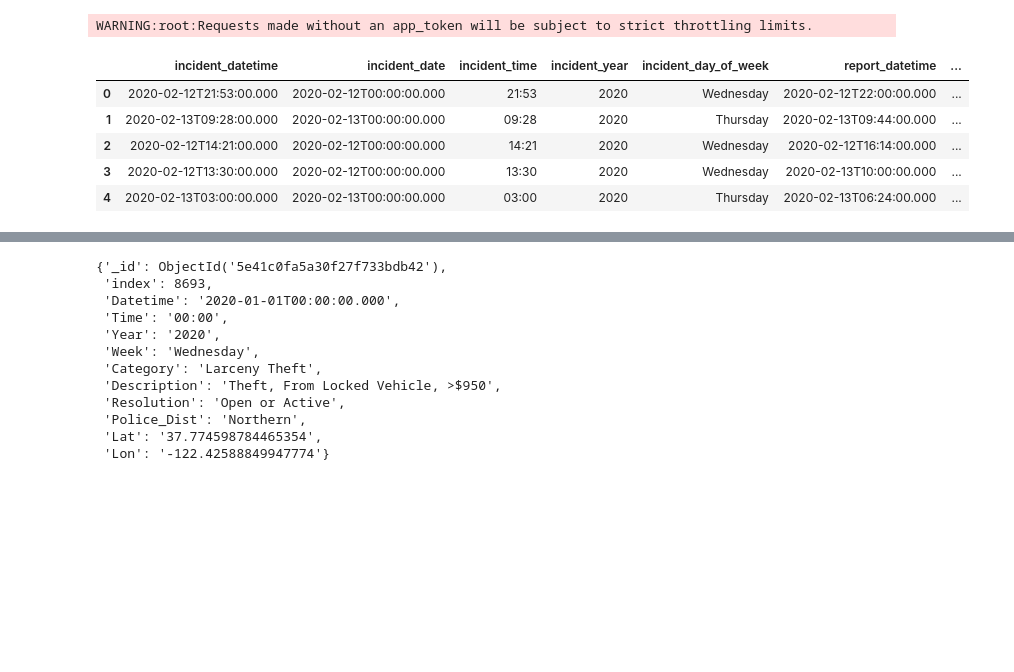
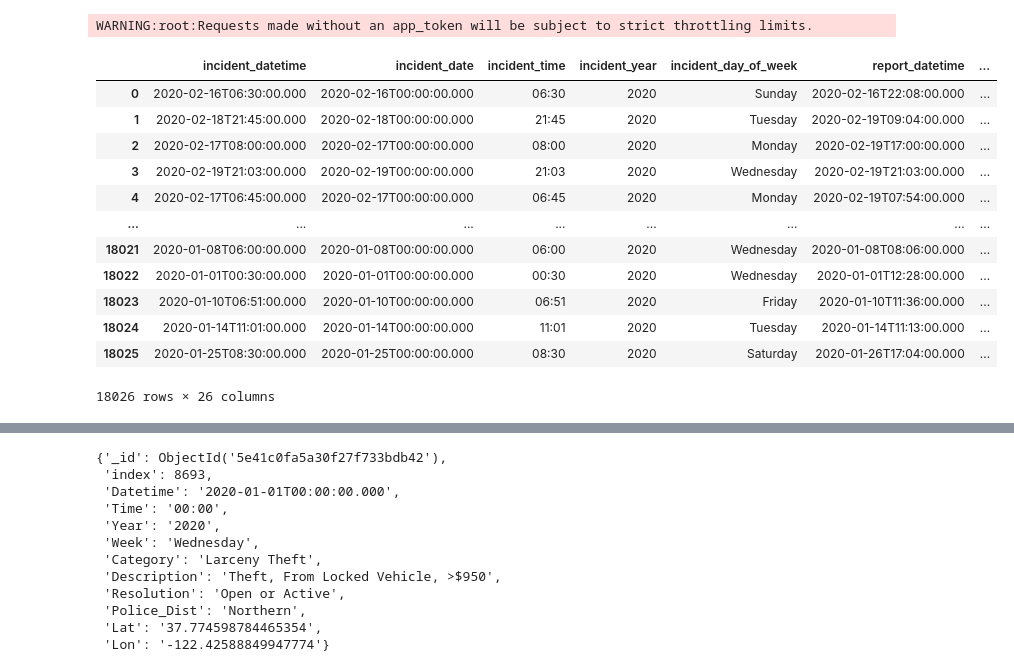
Before and after one commit to ramneekc/Police_incidents_SF, a Jupyter notebook: Project.ipynb, the cells around one changed output, grey strips where cells are left out. Drawn from its saved outputs; the diff is of its cells as text; code cells hidden in the pictures; blank space fills up the shorter version.

```diff
--- a/Project.ipynb
+++ b/Project.ipynb
@@ -18,14 +20,21 @@ results = client.get("wg3w-h783",incident_year="2020", limit=100000)
 WARNING:root:Requests made without an app_token will be subject to strict throttling limits.
 # %%
 results_df = pd.DataFrame.from_records(results)
-results_df.head()
+results_df
 # %% [output]
 |  | incident_datetime | incident_date | incident_time | incident_year | incident_day_of_week | report_datetime | ... |
-| 0 | 2020-02-12T21:53:00.000 | 2020-02-12T00:00:00.000 | 21:53 | 2020 | Wednesday | 2020-02-12T22:00:00.000 | ... |
-| 1 | 2020-02-13T09:28:00.000 | 2020-02-13T00:00:00.000 | 09:28 | 2020 | Thursday | 2020-02-13T09:44:00.000 | ... |
-| 2 | 2020-02-12T14:21:00.000 | 2020-02-12T00:00:00.000 | 14:21 | 2020 | Wednesday | 2020-02-12T16:14:00.000 | ... |
-| 3 | 2020-02-12T13:30:00.000 | 2020-02-12T00:00:00.000 | 13:30 | 2020 | Wednesday | 2020-02-13T10:00:00.000 | ... |
-| 4 | 2020-02-13T03:00:00.000 | 2020-02-13T00:00:00.000 | 03:00 | 2020 | Thursday | 2020-02-13T06:24:00.000 | ... |
+| 0 | 2020-02-16T06:30:00.000 | 2020-02-16T00:00:00.000 | 06:30 | 2020 | Sunday | 2020-02-16T22:08:00.000 | ... |
+| 1 | 2020-02-18T21:45:00.000 | 2020-02-18T00:00:00.000 | 21:45 | 2020 | Tuesday | 2020-02-19T09:04:00.000 | ... |
+| 2 | 2020-02-17T08:00:00.000 | 2020-02-17T00:00:00.000 | 08:00 | 2020 | Monday | 2020-02-19T17:00:00.000 | ... |
+| 3 | 2020-02-19T21:03:00.000 | 2020-02-19T00:00:00.000 | 21:03 | 2020 | Wednesday | 2020-02-19T21:03:00.000 | ... |
+| 4 | 2020-02-17T06:45:00.000 | 2020-02-17T00:00:00.000 | 06:45 | 2020 | Monday | 2020-02-19T07:54:00.000 | ... |
+| ... | ... | ... | ... | ... | ... | ... | ... |
+| 18021 | 2020-01-08T06:00:00.000 | 2020-01-08T00:00:00.000 | 06:00 | 2020 | Wednesday | 2020-01-08T08:06:00.000 | ... |
+| 18022 | 2020-01-01T00:30:00.000 | 2020-01-01T00:00:00.000 | 00:30 | 2020 | Wednesday | 2020-01-01T12:28:00.000 | ... |
+| 18023 | 2020-01-10T06:51:00.000 | 2020-01-10T00:00:00.000 | 06:51 | 2020 | Friday | 2020-01-10T11:36:00.000 | ... |
+| 18024 | 2020-01-14T11:01:00.000 | 2020-01-14T00:00:00.000 | 11:01 | 2020 | Tuesday | 2020-01-14T11:13:00.000 | ... |
+| 18025 | 2020-01-25T08:30:00.000 | 2020-01-25T00:00:00.000 | 08:30 | 2020 | Saturday | 2020-01-26T17:04:00.000 | ... |
+18026 rows × 26 columns
 # %%
 results_df["incident_category"].unique()
 # %% [output]
```
Also changed, not shown: parts of 11 cells of this notebook, 2 other files.
